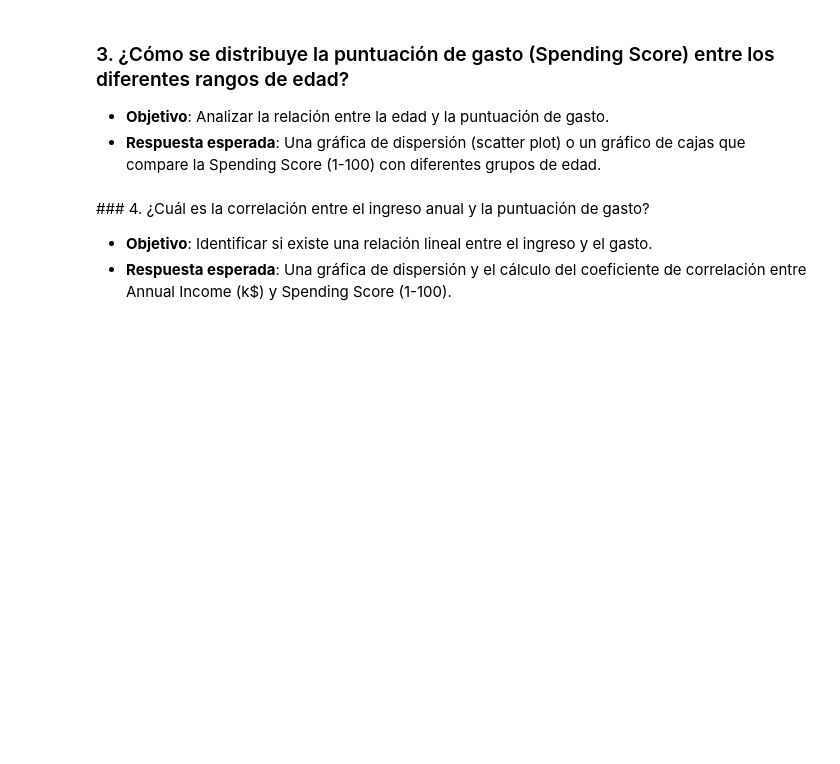
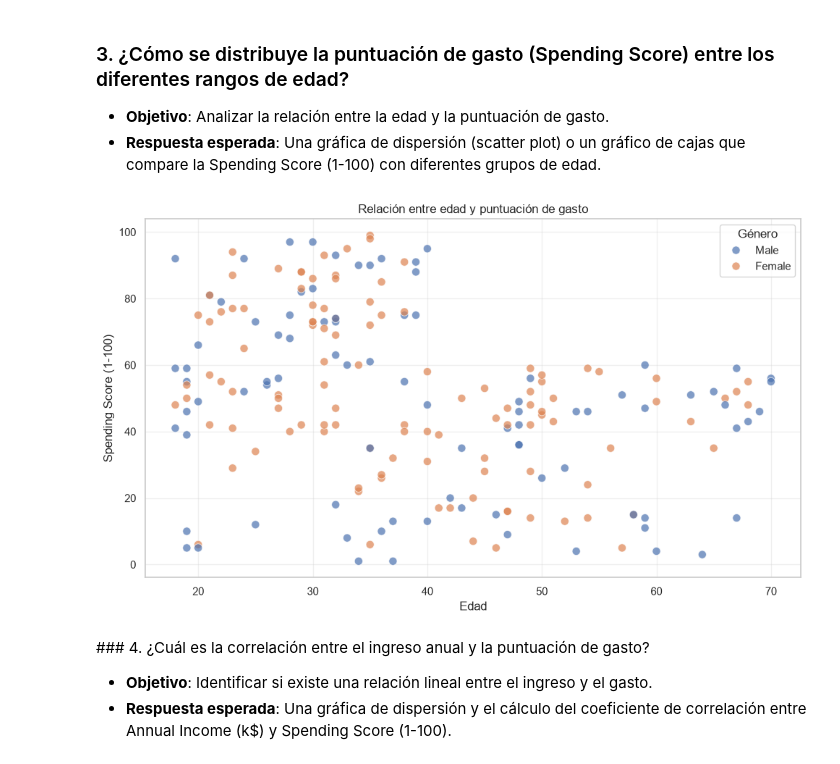
Before and after one commit to marifuenre/aprendizaje_no_supervizado, a Jupyter notebook: 1_EDA.ipynb, the cells around one changed output. Drawn from its saved outputs; the diff is of its cells as text; code cells hidden in the pictures; blank space fills up the shorter version.

```diff
--- a/1_EDA.ipynb
+++ b/1_EDA.ipynb
@@ -33,7 +56,27 @@ df = pd.read_csv('data/retailmax.csv')
 - **Objetivo**: Analizar la relación entre la edad y la puntuación de gasto.
 - **Respuesta esperada**: Una gráfica de dispersión (scatter plot) o un gráfico de cajas que compare la Spending Score (1-100) con diferentes grupos de edad.
 # %%
-# tu código aquí
+plt.figure(figsize=(10, 6))
+
+sns.scatterplot(
+    data=df,
+    x='Age',
+    y='Spending Score (1-100)',
+    hue='Gender',
+    alpha=0.7,
+    s=65
+)
+
+plt.title('Relación entre edad y puntuación de gasto')
+plt.xlabel('Edad')
+plt.ylabel('Spending Score (1-100)')
+plt.legend(title='Género')
+plt.grid(alpha=0.3)
+
+plt.tight_layout()
+plt.show()
+# %% [output]
+[figure, added]
 # %% [markdown]
 ### 4. ¿Cuál es la correlación entre el ingreso anual y la puntuación de gasto?
 - **Objetivo**: Identificar si existe una relación lineal entre el ingreso y el gasto.
```
Also changed, not shown: parts of 9 cells of this notebook.
